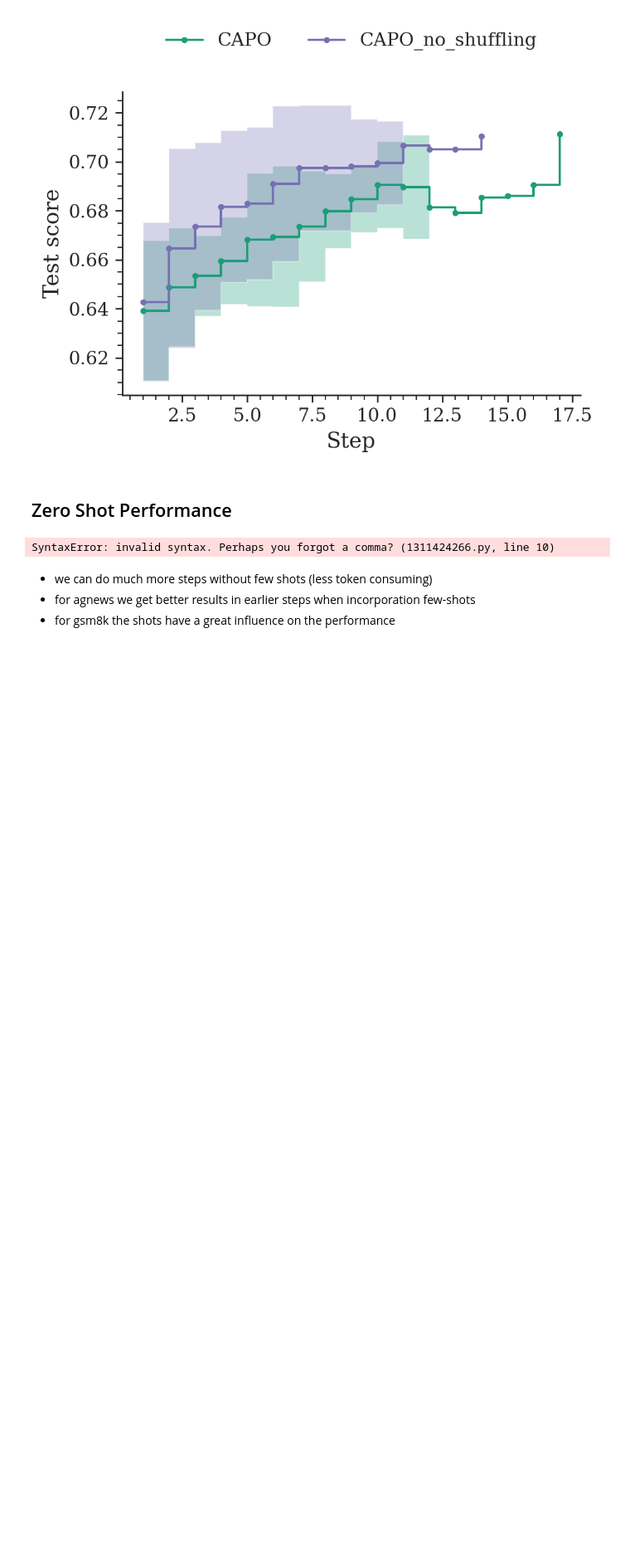
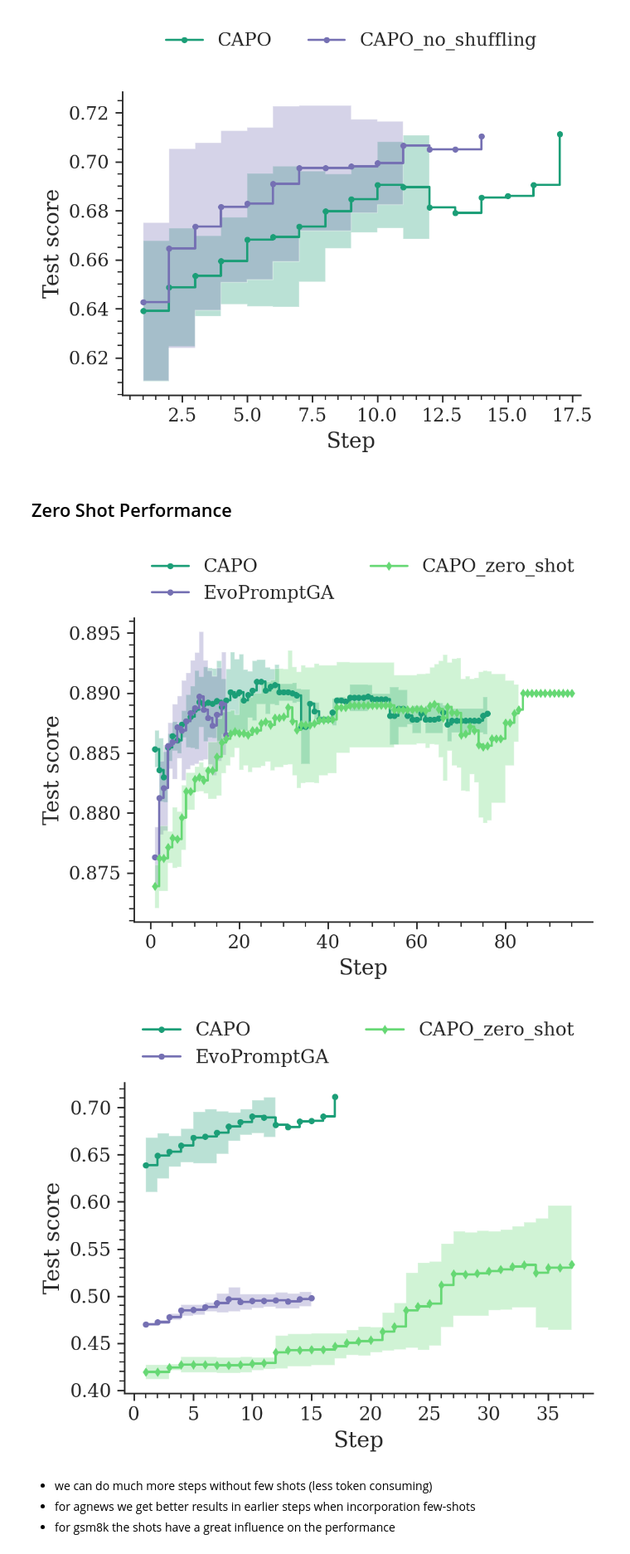
Before and after one commit to finitearth/capo, a Jupyter notebook: notebooks/paper_visualization/ablation_visualization.ipynb, the cells around one changed output. Shown at 83% size. Drawn from its saved outputs; the diff is of its cells as text; code cells hidden in the pictures; blank space fills up the shorter version.

```diff
--- a/notebooks/paper_visualization/ablation_visualization.ipynb
+++ b/notebooks/paper_visualization/ablation_visualization.ipynb
@@ -93,18 +93,19 @@ for dataset in DATASETS:
 # %%
 for dataset in DATASETS:
     plot_population_scores_comparison(
         dataset,
         "llama",
-        ["CAPO", "CAPO_zero_shot", "EvoPromptGA"],
+        ["CAPO", "EvoPromptGA", "CAPO_zero_shot"],
         path_prefix="../..",
         plot_stddev=True,
         x_col="step",
         colors=colors,
-        markers=markers
+        markers=markers,
         ncols=2,
     )
 # %% [output]
-SyntaxError: invalid syntax. Perhaps you forgot a comma? (1311424266.py, line 10)
+[figure, added]
+[figure, added]
 # %% [markdown]
 - we can do much more steps without few shots (less token consuming)
 - for agnews we get better results in earlier steps when incorporation few-shots
```
Also changed, not shown: parts of 2 cells of this notebook, 32 other files.
